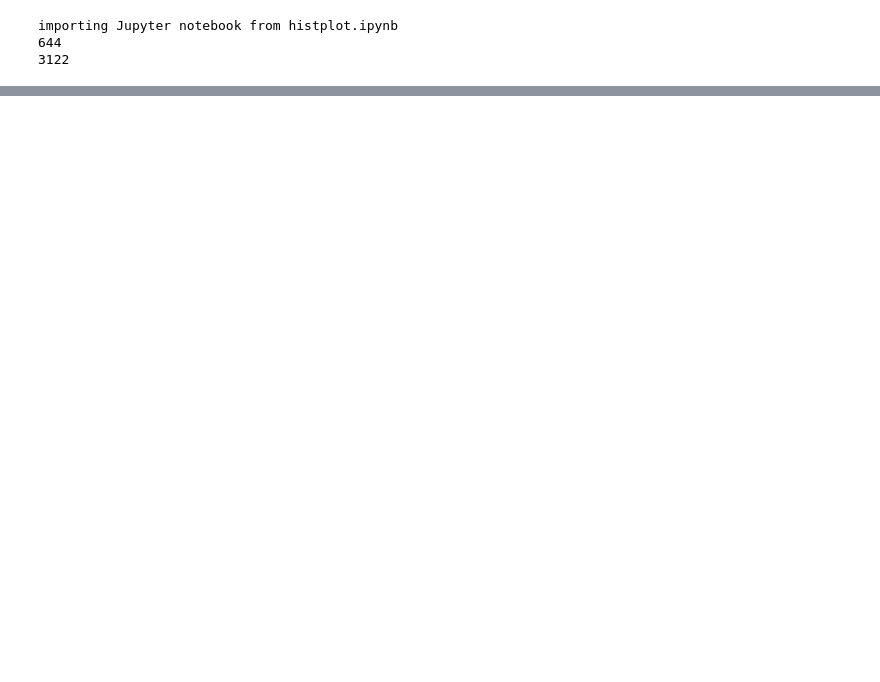
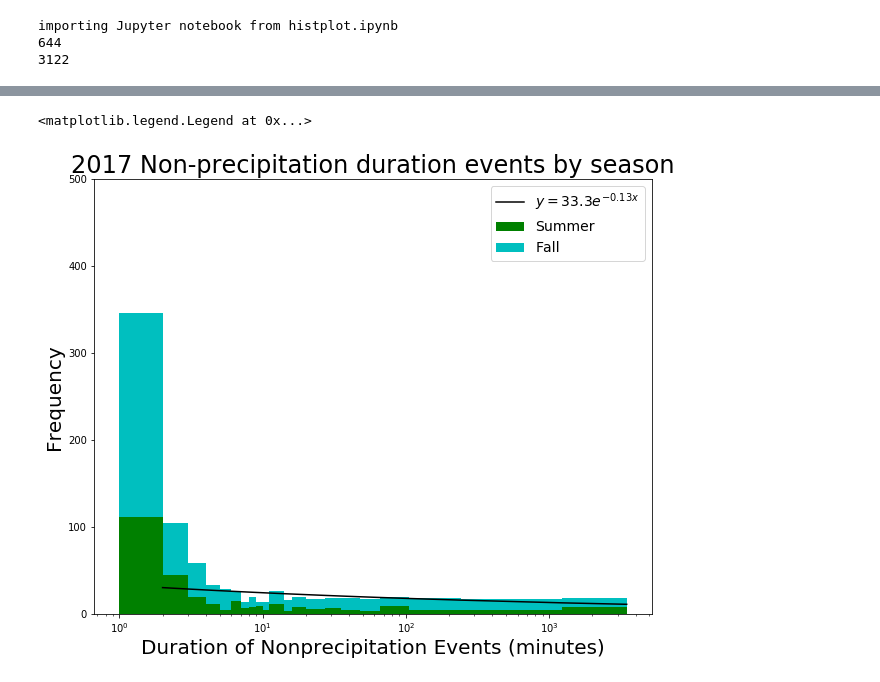
Before and after one commit to zhangt3-e/senior_thesis, a Jupyter notebook: Code/intensity_and_non_precip.ipynb, the cells around one changed output, grey strips where cells are left out. Drawn from its saved outputs; the diff is of its cells as text; code cells hidden in the pictures; blank space fills up the shorter version.

```diff
--- a/Code/intensity_and_non_precip.ipynb
+++ b/Code/intensity_and_non_precip.ipynb
@@ -15,5 +15,5 @@ importing Jupyter notebook from histplot.ipynb
 ASC = '__ASC_ASCIIIn.mrk'
 direct = 'C:/Users/tyron/Documents/Geoscience/weather/'
 # %%
-Summer17 = histplot.getData(18, direct, ASC, 197, 47, 6 , float)
-Fall17 = histplot.getData(18, direct, ASC, 244, 91, 6, float)
+Summer17 = histplot.getData(17, direct, ASC, 197, 47, 6 , float)
+Fall17 = histplot.getData(17, direct, ASC, 244, 91, 6, float)
@@ -29,8 +62,8 @@ for i in range(0,20000):
     hold = nonprecip17[i]
     if hold > 0:
         countAll17 += 1
-nonperc = np.zeros(50)
+nonpre_perc17 = np.zeros(50)
 for i in range(0, 50):
-    nonperc[i] =np.percentile(nonprecip17[:countAll17], i*2)
-print(nonperc)
+    nonpre_perc17[i] =np.percentile(nonprecip17[:countAll17], i*2)
+print(nonpre_perc17)
 # %% [output]
@@ -50,0 +79,9 @@ print(inten17)
+# %%
+non_perc_17 = np.unique(nonpre_perc17)
+print(non_perc_17)
+stop1 = np.array([non_perc_17[0]])
+non_perc_17 = np.setdiff1d(non_perc_17, stop1)
+print(non_perc_17)
+
+nonprecip_17 = calc(nonprecip17, non_perc_17)
+print(nonprecip_17)
@@ -50,0 +98,20 @@ print(inten17)
+# %%
+plt.figure(figsize = (10,8))
+plt.hist([ Su_nonprecip17,Fnonprecip17], bins =nonpre_perc17, range= (nonpre_perc17.min,nonpre_perc17.max), color = ['g','c'], stacked =True)
+plt.xlabel('Duration of Nonprecipitation Events (minutes)', fontsize = 20)
+plt.xscale('log')
+plt.ylim(0,500)
+#plt.yscale('log')
+plt.ylabel('Frequency', fontsize = 20)
+plt.title('2017 Non-precipitation duration events by season', fontsize = 24)
+#plt.figtext(0.5, 0.5, 'Total Winter Precipitation: ' + str(round(Wtotalprep,2)) + ' mm', fontsize = 14)
+#plt.figtext(0.5, 0.475, 'Total Spring Precipitation: ' + str(round(Sp_totalprep,2)) + ' mm', fontsize = 14)
+#plt.figtext(0.9, 0.45, 'Total Summer Precipitation: ' + str(round(Su_totalprep17)) + ' mm', fontsize = 14, ha = 'right')
+#plt.figtext(0.9, 0.425, 'Total Fall Precipitation: ' + str(round(Ftotalprep17)) + ' mm', fontsize = 14, ha = 'right')
+#plt.figtext(0.9, 0.4, 'Total 2017 Precipitation: ' + str(round(totalprep17)) + ' mm', fontsize = 14,ha='right')
+plt.plot(non_perc_17, nonprecip_17[1]*np.exp(np.log(non_perc_17)*nonprecip_17[0]), color = 'k' )
+plt.legend(labels = ['$y = 33.3 e^{-0.13x}$', 'Summer', 'Fall'], fontsize = 14)
+#plt.figtext(0.3, 0.6, 'Exponential fit equation between 2 minutes to 42 minutes: $ y = e^{5.74}*e^{-0.54x}$' )
+# %% [output]
+<matplotlib.legend.Legend at 0x...>
+[figure, added]
```
Also changed, not shown: parts of 13 cells of this notebook, 1 other file.
